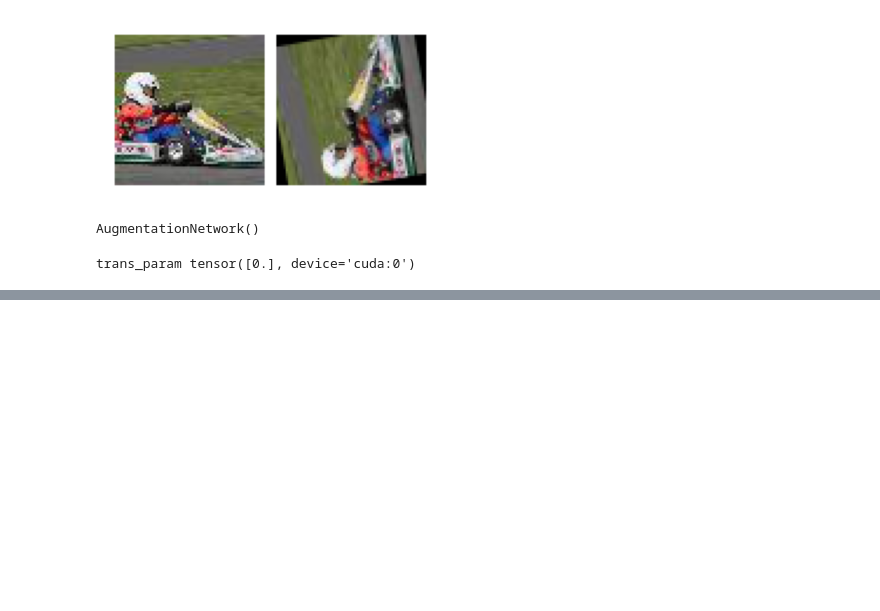
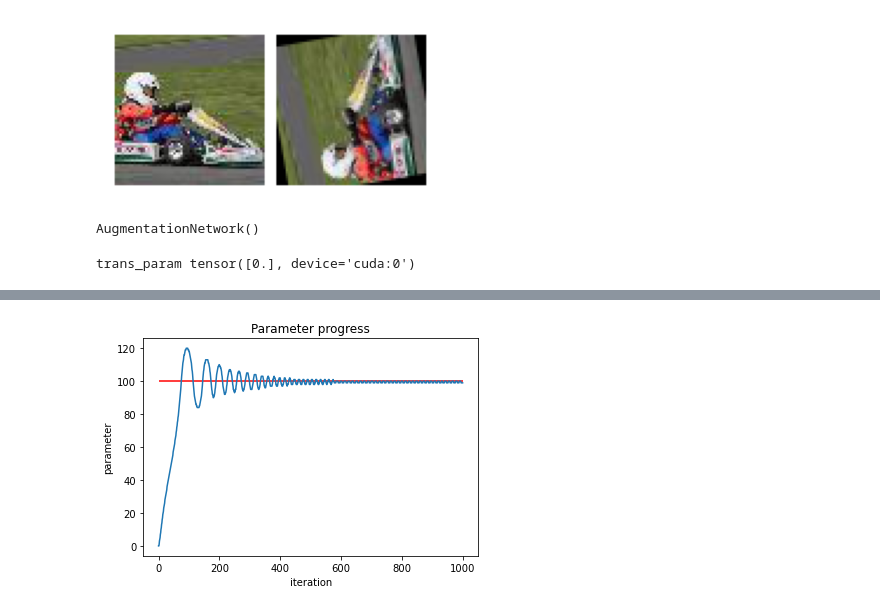
Before and after one commit to TomBekor/AugmentationsLearning, a Jupyter notebook: nb.ipynb, the cells around one changed output, grey strips where cells are left out. Drawn from its saved outputs; the diff is of its cells as text; code cells hidden in the pictures; blank space fills up the shorter version.

```diff
--- a/nb.ipynb
+++ b/nb.ipynb
@@ -208,3 +190,12 @@ plt.savefig(f'{run_figures_dir}/results/loss_map.png')
+# %%
+plt.plot(p_progress, zorder=7)
+plt.hlines(y=[target_rotation_deg], xmin=[0], xmax=[len(p_progress)], color='r',zorder=5)
+plt.xlabel('iteration')
+plt.ylabel('parameter')
+plt.title('Parameter progress')
+plt.savefig(f'{run_figures_dir}/results/parameter_progress.png')
+# %% [output]
+[figure, added]
 # %%
 plt.plot(losses)
 plt.title('Training loss')
```
Also changed, not shown: parts of 9 cells of this notebook, 1 other file.
